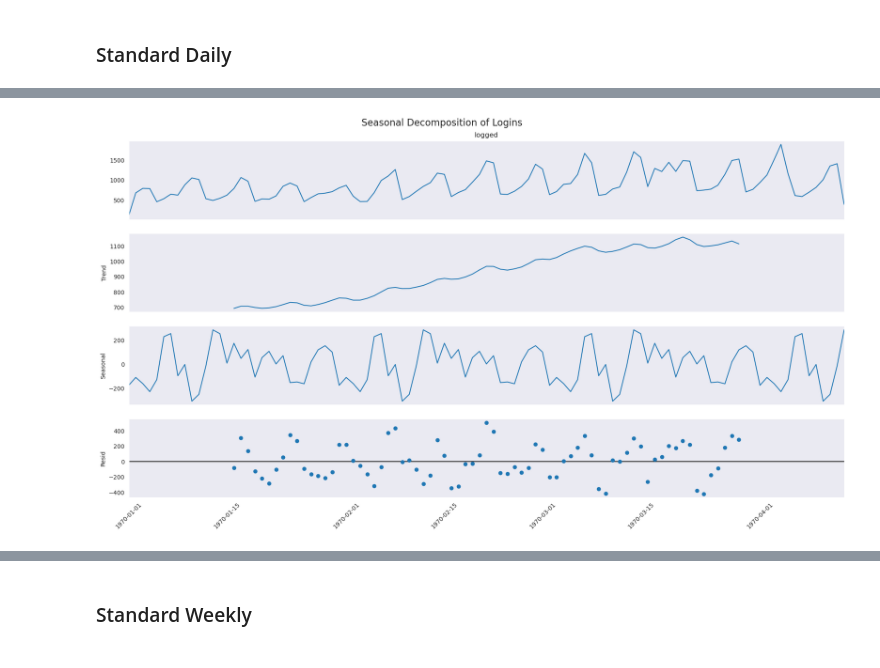
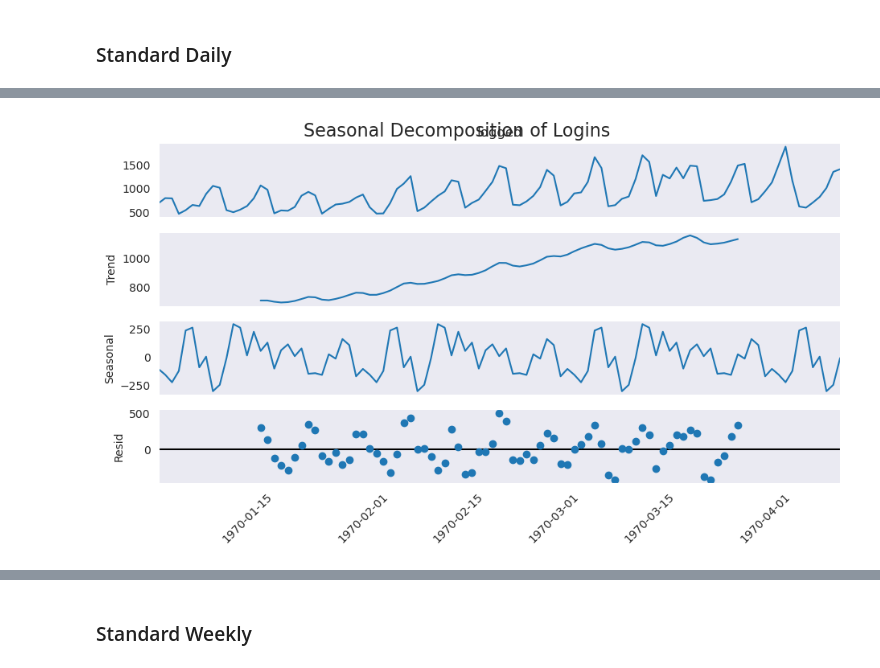
Before and after one commit to ds-edu/ds-eda-ultimate-tech, a Jupyter notebook: logins.ipynb, the cells around one changed output, grey strips where cells are left out. Saved outputs shown, nothing was run; the diff lists cells and outputs as text; code cells hidden in the pictures.

```diff
--- a/logins.ipynb
+++ b/logins.ipynb
@@ -66,0 +66,6 @@ df['logged'] = 1
+# %%
+# Check if each daily record is complete - have 24 hours per day
+
+df_hourly = df.resample('H').count()
+daily_hour_count = df_hourly.groupby(df_hourly.index.date)['logged'].agg({'count', 'sum'})
+daily_hour_count['count'].value_counts()
@@ -66,0 +78,5 @@ df['logged'] = 1
+# %%
+# Get days with incomplete hours
+
+dates_inc_hrs = daily_hour_count[daily_hour_count['count'] < 24]
+dates_inc_hrs.index
@@ -66,0 +85,6 @@ df['logged'] = 1
+# %%
+# Remove rows with dates in incomplete_days
+
+dates_comp_hrs = ~pd.Series(df.index.date, index=df.index).isin(dates_inc_hrs.index)
+df = df[dates_comp_hrs]
+df.shape
@@ -349,16 +381,16 @@ Average daily logins:  904.0
 # %%
-# Drop incomplete daily logins dates with less than 24 hours of logins recorded.
+# # Drop incomplete daily logins dates with less than 24 hours of logins recorded.
 
-daily_hour_count = daily_hour_count[daily_hour_count['count'] == 24]
+# daily_hour_count = daily_hour_count[daily_hour_count['count'] == 24]
 
-# Plot total count logins daily (only those with 24 hours of data)
+# # Plot total count logins daily (only those with 24 hours of data)
 
-sns.set_style('dark')
-plt.figure(figsize=(12, 6))
-sns.lineplot(data=daily_hour_count, x=daily_hour_count.index, y='sum', markers='o',)
-plt.title('Count of Daily logins')
-plt.xlabel('Date')
-plt.ylabel('Count')
-plt.xticks(rotation=90)
-plt.tight_layout()
+# sns.set_style('dark')
+# plt.figure(figsize=(10, 5))
+# sns.lineplot(data=daily_hour_count, x=daily_hour_count.index, y='sum', markers='o',)
+# plt.title('Count of Daily logins')
+# plt.xlabel('Date')
+# plt.ylabel('Count')
+# plt.xticks(rotation=90)
+# plt.tight_layout()
 # %% [output]
@@ -403,11 +439,11 @@ logins_daily
 # %%
 # use period = 30 days.
 
 decomposition = seasonal_decompose(logins_daily['logged'], model='additive', period=30)
 fig = decomposition.plot()
-fig.set_size_inches(20, 10)
+fig.set_size_inches(10, 5)
 plt.suptitle('Seasonal Decomposition of Logins', fontsize=16)
 plt.xticks(rotation=45)
 plt.show()
 # %% [output]
-[figure, old version]
+[figure, new version]
```
Also changed, not shown: parts of 45 cells of this notebook.
